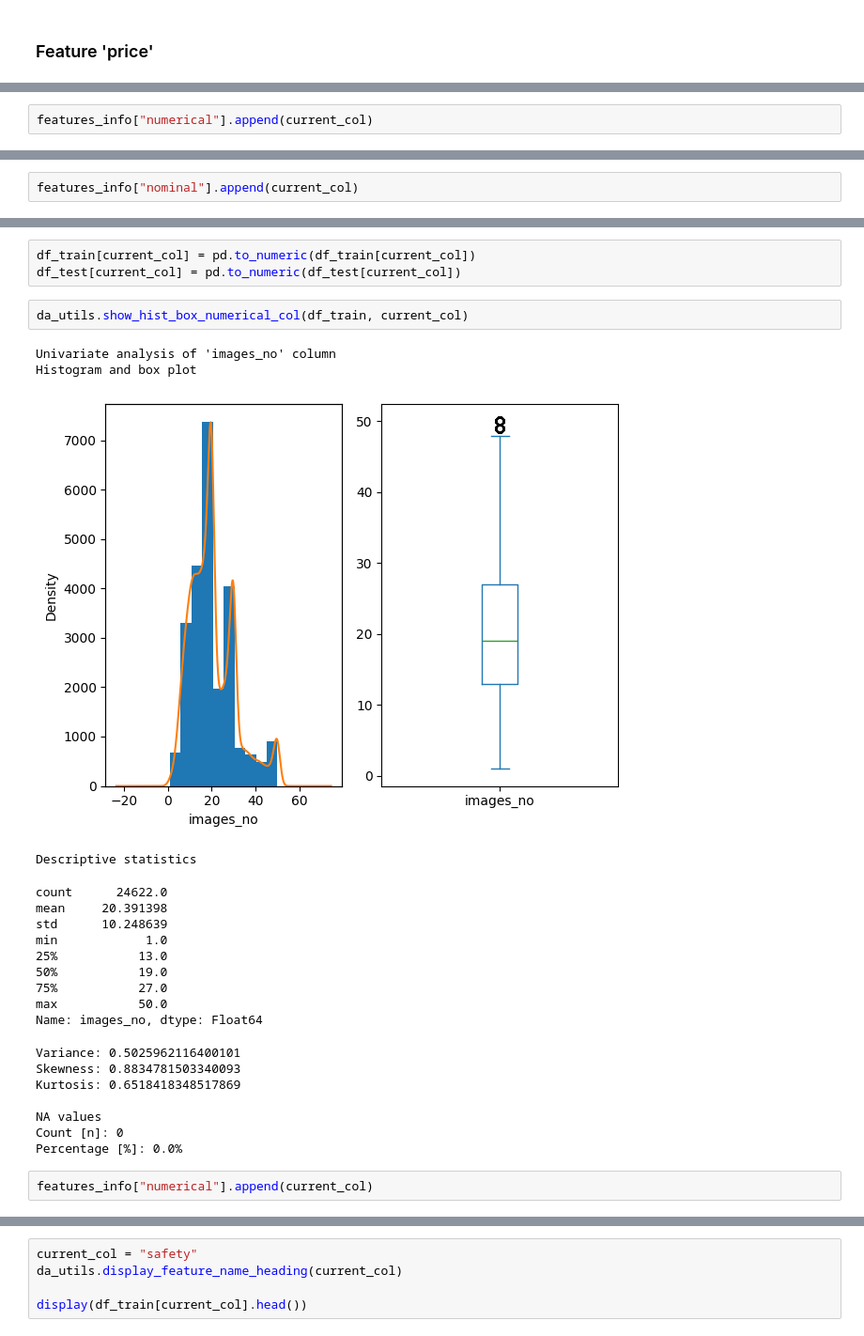
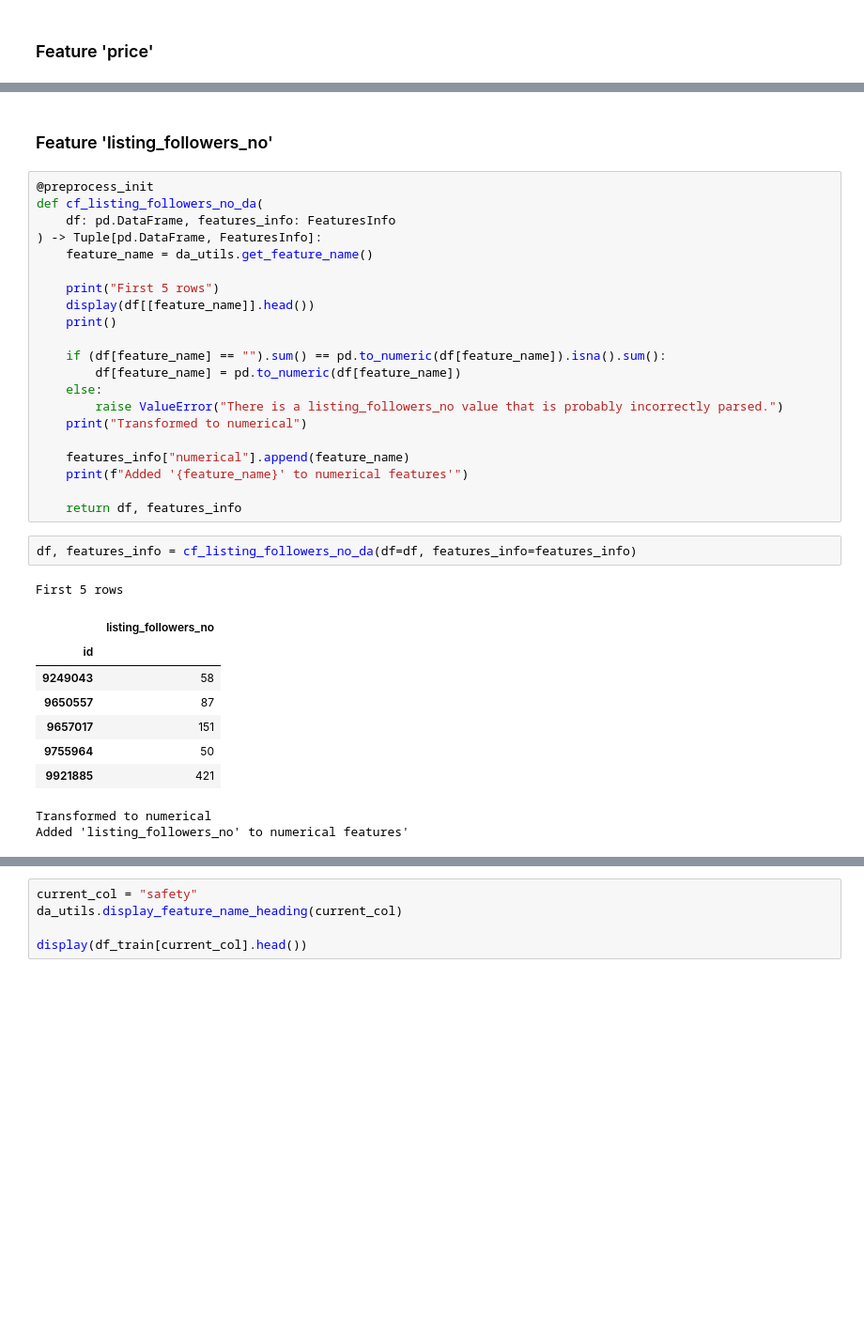
Before and after one commit to aleksa-radojicic/second_hand_car_price_prediction, a Jupyter notebook: notebooks/1_UnivariateAnalysis.ipynb, the cells around one changed output, grey strips where cells are left out. Shown: that part at 94% size. Saved outputs shown, nothing was run; the diff lists cells and outputs as text; blank space fills up the shorter version.

```diff
--- a/notebooks/1_UnivariateAnalysis.ipynb
+++ b/notebooks/1_UnivariateAnalysis.ipynb
@@ -374,2 +304,0 @@ df_train[current_col].apply(np.log1p).plot(kind="hist", title=current_col);
-# %%
-features_info["numerical"].append(current_col)
@@ -407,2 +304,0 @@ da_utils.get_value_counts_freq_with_perc(df_train, column=current_col)
-# %%
-features_info["nominal"].append(current_col)
@@ -427,28 +305,36 @@ pd.to_numeric(df_train[current_col]).isna().sum()
-# %%
-df_train[current_col] = pd.to_numeric(df_train[current_col])
-df_test[current_col] = pd.to_numeric(df_test[current_col])
-# %%
-da_utils.show_hist_box_numerical_col(df_train, current_col)
-# %% [output]
-Univariate analysis of 'images_no' column
-Histogram and box plot
-[figure, removed]
-Descriptive statistics
-count      24622.0
-mean     20.391398
-std      10.248639
-min            1.0
-25%           13.0
-50%           19.0
-75%           27.0
-max           50.0
-Name: images_no, dtype: Float64
-Variance: 0.5025962116400101
-Skewness: 0.8834781503340093
-Kurtosis: 0.6518418348517869
-
-NA values
-Count [n]: 0
-Percentage [%]: 0.0%
-# %%
-features_info["numerical"].append(current_col)
+# %% [markdown]
+### Feature 'listing_followers_no'
+# %%
+@preprocess_init
+def cf_listing_followers_no_da(
+    df: pd.DataFrame, features_info: FeaturesInfo
+) -> Tuple[pd.DataFrame, FeaturesInfo]:
+    feature_name = da_utils.get_feature_name()
+
+    print("First 5 rows")
+    display(df[[feature_name]].head())
+    print()
+
+    if (df[feature_name] == "").sum() == pd.to_numeric(df[feature_name]).isna().sum():
+        df[feature_name] = pd.to_numeric(df[feature_name])
+    else:
+        raise ValueError("There is a listing_followers_no value that is probably incorrectly parsed.")
+    print("Transformed to numerical")
+
+    features_info["numerical"].append(feature_name)
+    print(f"Added '{feature_name}' to numerical features'")
+
+    return df, features_info
+# %%
+df, features_info = cf_listing_followers_no_da(df=df, features_info=features_info)
+# %% [output]
+First 5 rows
+|  | listing_followers_no |
+| id |  |
+| 9249043 | 58 |
+| 9650557 | 87 |
+| 9657017 | 151 |
+| 9755964 | 50 |
+| 9921885 | 421 |
+Transformed to numerical
+Added 'listing_followers_no' to numerical features'
```
Also changed, not shown: parts of 35 cells of this notebook, 2 other files.
